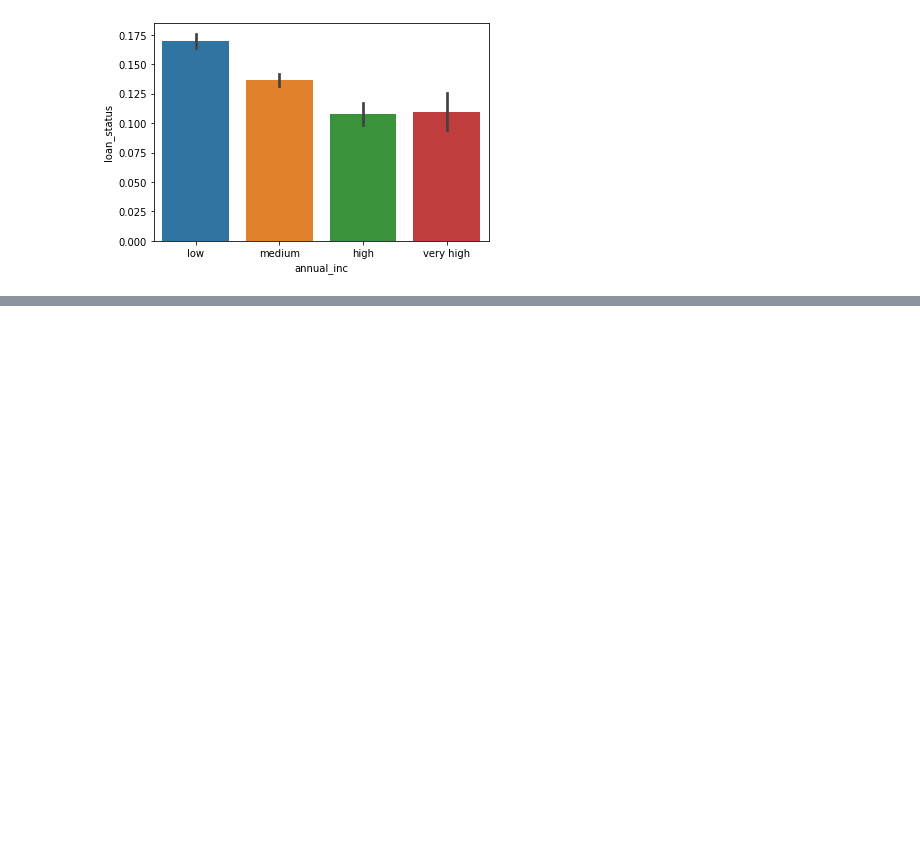
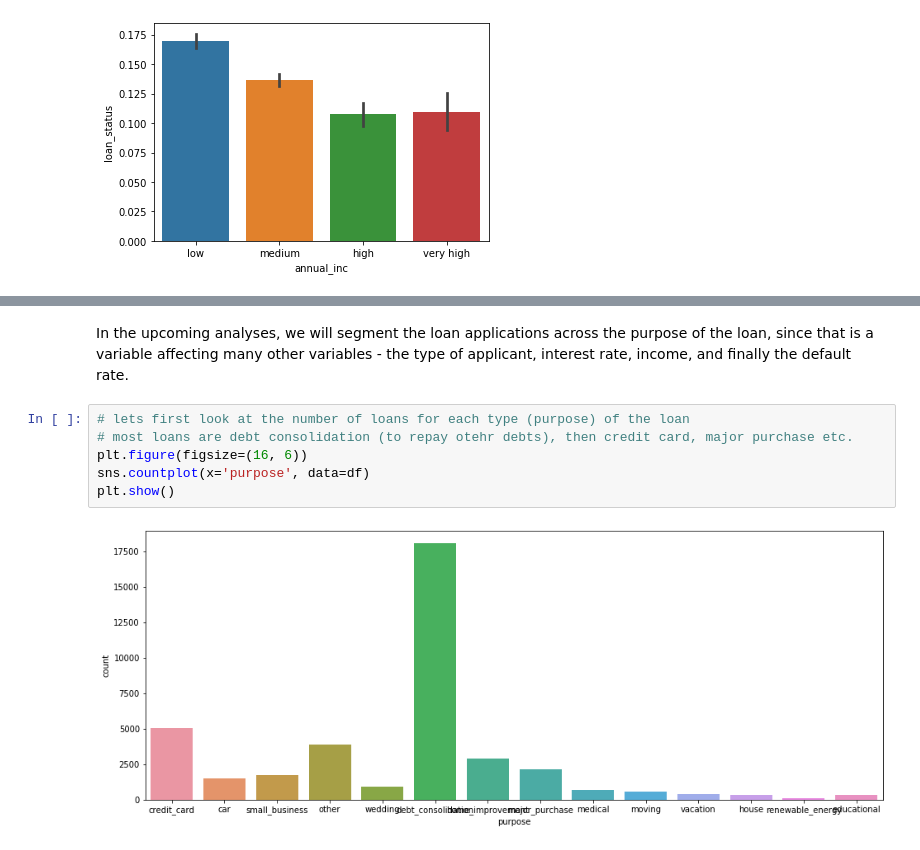
Before and after one commit to parth1595/EDA, a Jupyter notebook: loan_analysis.ipynb, the cells around one changed output, grey strips where cells are left out. Saved outputs shown, nothing was run; the diff lists cells and outputs as text; blank space fills up the shorter version.

```diff
--- a/loan_analysis.ipynb
+++ b/loan_analysis.ipynb
@@ -439,0 +455,10 @@ plt.show()
+# %% [markdown]
+In the upcoming analyses, we will segment the loan applications across the purpose of the loan, since that is a variable affecting many other variables - the type of applicant, interest rate, income, and finally the default rate.
+# %%
+# lets first look at the number of loans for each type (purpose) of the loan
+# most loans are debt consolidation (to repay otehr debts), then credit card, major purchase etc.
+plt.figure(figsize=(16, 6))
+sns.countplot(x='purpose', data=df)
+plt.show()
+# %% [output]
+[figure, added]
```
Also changed, not shown: parts of 26 cells of this notebook.
